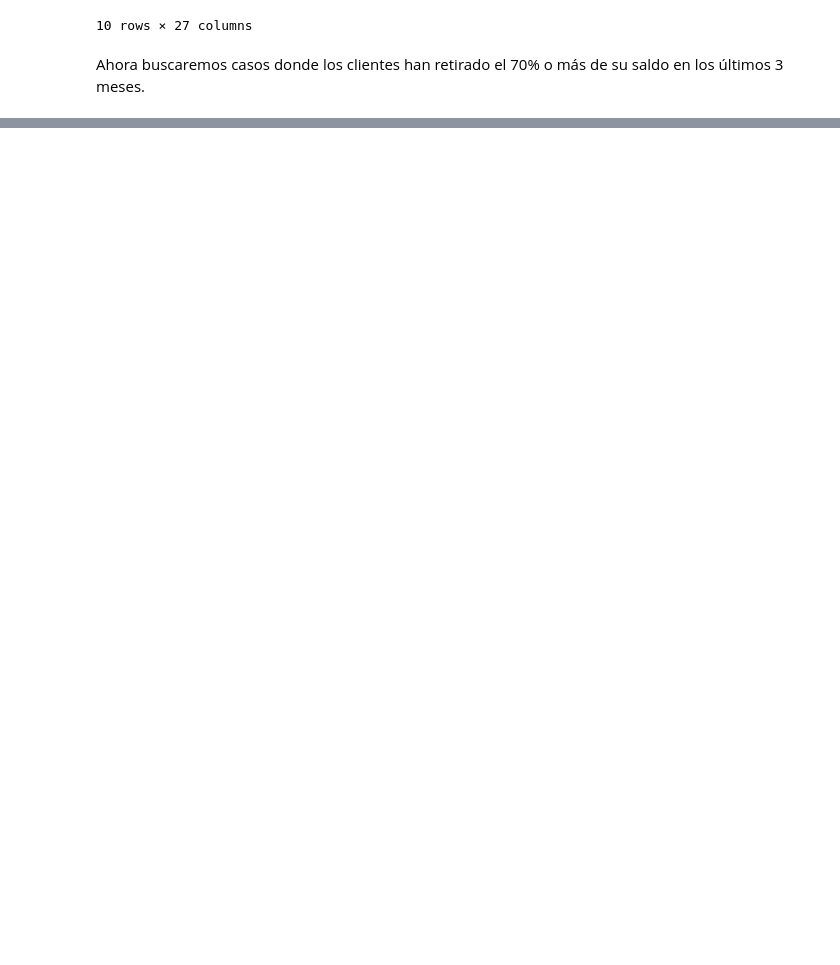
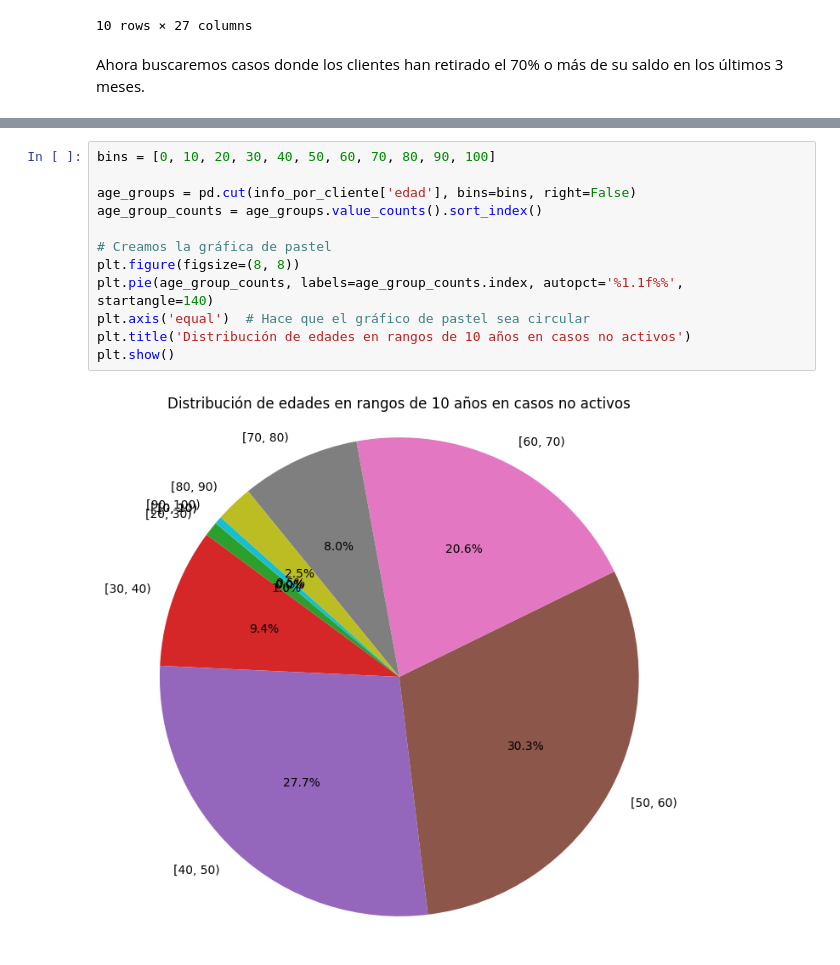
Before and after one commit to LER-Artema/skandia, a Jupyter notebook: skandia/modelo_predictivo.ipynb, the cells around one changed output, grey strips where cells are left out. Saved outputs shown, nothing was run; the diff lists cells and outputs as text; blank space fills up the shorter version.

```diff
--- a/skandia/modelo_predictivo.ipynb
+++ b/skandia/modelo_predictivo.ipynb
@@ -216,3 +233,17 @@ print(str(porcentaje_de_casos) +' %')
+# %%
+bins = [0, 10, 20, 30, 40, 50, 60, 70, 80, 90, 100]
+
+age_groups = pd.cut(info_por_cliente['edad'], bins=bins, right=False)
+age_group_counts = age_groups.value_counts().sort_index()
+
+# Creamos la gráfica de pastel
+plt.figure(figsize=(8, 8))
+plt.pie(age_group_counts, labels=age_group_counts.index, autopct='%1.1f%%', startangle=140)
+plt.axis('equal')  # Hace que el gráfico de pastel sea circular
+plt.title('Distribución de edades en rangos de 10 años en casos no activos')
+plt.show()
+# %% [output]
+[figure, added]
 # %%
 bins = [0, 10, 20, 30, 40, 50, 60, 70, 80, 90, 100]
 
```
Also changed, not shown: parts of 17 cells of this notebook.
